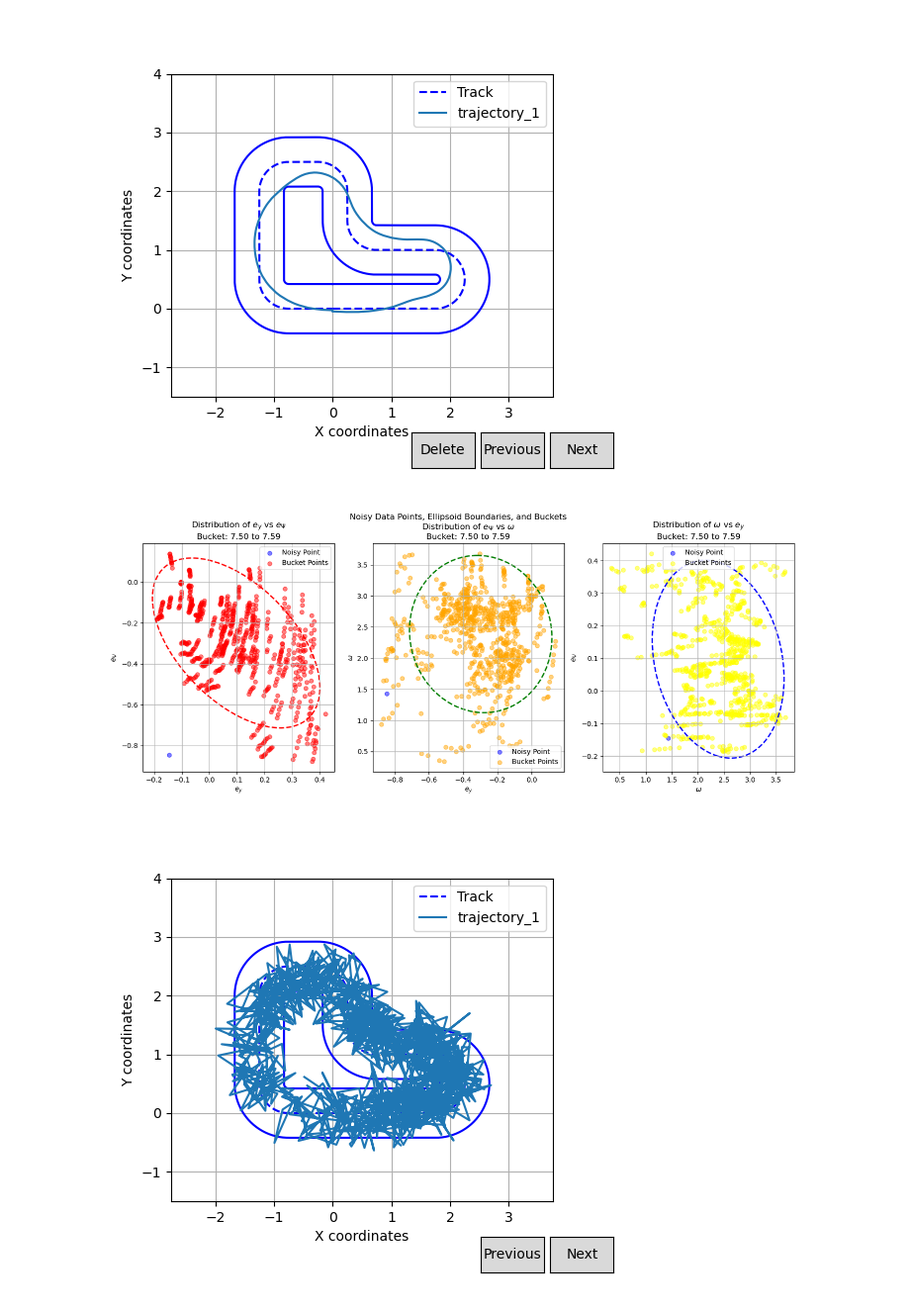
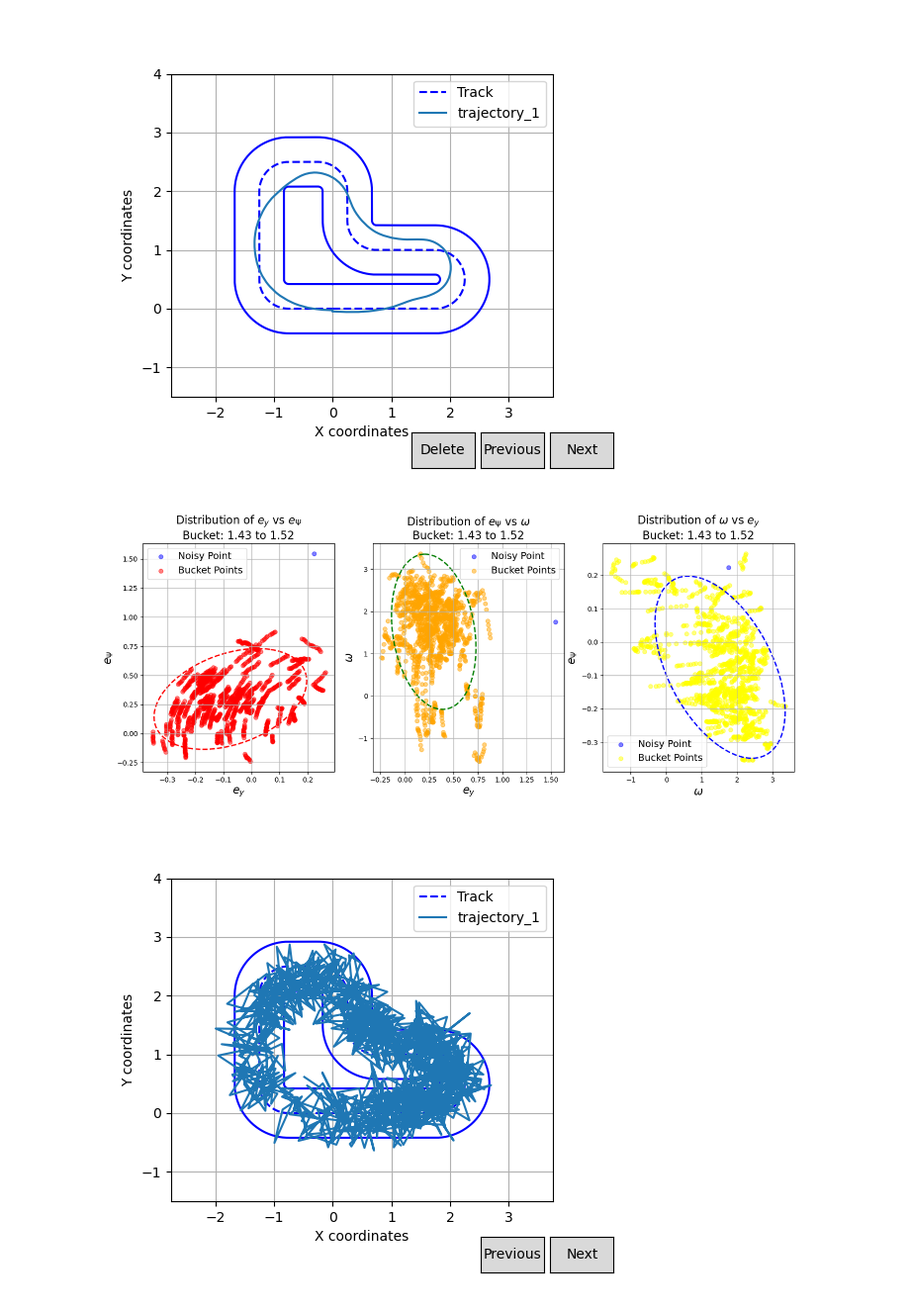
Before and after one commit to freddiefreeloader1/Imitation-Learning-for-Driving-Control, a Jupyter notebook: data_augmetation.ipynb, the cells around one changed output. Shown at 99% size. Cells and saved outputs as stored; diff of their text form; code cells hidden in the pictures.

Commit message:
new figures

```diff
--- a/data_augmetation.ipynb
+++ b/data_augmetation.ipynb
@@ -845,18 +848,18 @@ class InteractivePointPlot:
         self.std_omega_per_bucket = std_omega_per_bucket
 
         self.current_trajectory_idx = 0
-        self.current_point_idx = 900
+        self.current_point_idx = np.random.randint(0, 1000)
 
         self.traj_keys = list(self.added_data.keys())
 
         self.fig, self.axs = plt.subplots(1, 3, figsize=(17, 6))
-        self.fig.suptitle("Noisy Data Points, Ellipsoid Boundaries, and Buckets")
-        self.axs[0].set_xlabel(r"$e_y$")
-        self.axs[0].set_ylabel(r"$e_{\Psi}$")
-        self.axs[1].set_xlabel(r"$e_y$")
-        self.axs[1].set_ylabel(r"$\omega$")
-        self.axs[2].set_xlabel(r"$\omega$")
-        self.axs[2].set_ylabel(r"$e_{\Psi}$")
+        # self.fig.suptitle("Noisy Data Points, Ellipsoid Boundaries, and Buckets")
+        self.axs[0].set_xlabel(r"$e_y$", fontsize = 16)
+        self.axs[0].set_ylabel(r"$e_{\Psi}$", fontsize = 16)
+        self.axs[1].set_xlabel(r"$e_y$", fontsize = 16)
+        self.axs[1].set_ylabel(r"$\omega$", fontsize = 16)
+        self.axs[2].set_xlabel(r"$\omega$", fontsize = 16)
+        self.axs[2].set_ylabel(r"$e_{\Psi}$", fontsize = 16)
 
         for ax in self.axs:
             ax.grid(True)
@@ -934,44 +937,44 @@ class InteractivePointPlot:
         self.axs[0].scatter(noisy_e, noisy_dtheta, color='blue', alpha=0.5, label="Noisy Point")
         self.axs[0].scatter(bucket_e, bucket_dtheta, color='red', alpha=0.5, label="Bucket Points")
         self.axs[0].add_patch(ellipse_ed)
-        self.axs[0].set_title(f'Distribution of $e_y$ vs $e_\\Psi$\nBucket: {bucket_start:.2f} to {bucket_end:.2f}')
-        self.axs[0].legend()
+        self.axs[0].set_title(f'Distribution of $e_y$ vs $e_\\Psi$\nBucket: {bucket_start:.2f} to {bucket_end:.2f}', fontsize = 16)
+        self.axs[0].legend(fontsize = 14)
 
         self.axs[1].scatter(noisy_dtheta, noisy_omega, color='blue', alpha=0.5, label="Noisy Point")
         self.axs[1].scatter(bucket_dtheta, bucket_omega, color='orange', alpha=0.5, label="Bucket Points")
         self.axs[1].add_patch(ellipse_do)
-        self.axs[1].set_title(f'Distribution of $e_\\Psi$ vs $\\omega$\nBucket: {bucket_start:.2f} to {bucket_end:.2f}')
-        self.axs[1].legend()
+        self.axs[1].set_title(f'Distribution of $e_\\Psi$ vs $\\omega$\nBucket: {bucket_start:.2f} to {bucket_end:.2f}', fontsize = 16)
+        self.axs[1].legend(fontsize = 14)
 
         self.axs[2].scatter(noisy_omega, noisy_e, color='blue', alpha=0.5, label="Noisy Point")
         self.axs[2].scatter(bucket_omega, bucket_e, color='yellow', alpha=0.5, label="Bucket Points")
         self.axs[2].add_patch(ellipse_oe)
-        self.axs[2].set_title(f'Distribution of $\\omega$ vs $e_y$\nBucket: {bucket_start:.2f} to {bucket_end:.2f}')
-        self.axs[2].legend()
+        self.axs[2].set_title(f'Distribution of $\\omega$ vs $e_y$\nBucket: {bucket_start:.2f} to {bucket_end:.2f}', fontsize = 16)
+        self.axs[2].legend(fontsize = 14)
 
         self.fig.canvas.draw()
 
     def next_point(self, event):
         self.current_point_idx += 1
 
         if self.current_point_idx >= len(self.added_data[self.traj_keys[self.current_trajectory_idx]]['e']):
             self.current_point_idx = 0
             self.current_trajectory_idx += 1
 
         if self.current_trajectory_idx >= len(self.traj_keys):
             self.current_trajectory_idx = 0
 
         self.plot_next_point()
 
 interactive_point_plot = InteractivePointPlot(
     data, added_data, bucket_edges, bucket_centers, mean_e_per_bucket, mean_dtheta_per_bucket, std_e_per_bucket, std_dtheta_per_bucket,
     mean_omega_per_bucket, std_omega_per_bucket, e_sorted, dtheta_sorted, s_sorted, omega_sorted
 )
-plt.savefig(f'figures/ellipsoids_w_added_point.svg', format='svg')
+plt.savefig(f'figures/ellipsoids_w_added_point.png')
 
 plt.show()
 # %% [output]
-[figure, old version]
+[figure, new version]
 # %%
 
 
```
Also changed, not shown: parts of 2 cells of this notebook, 22 other files.
